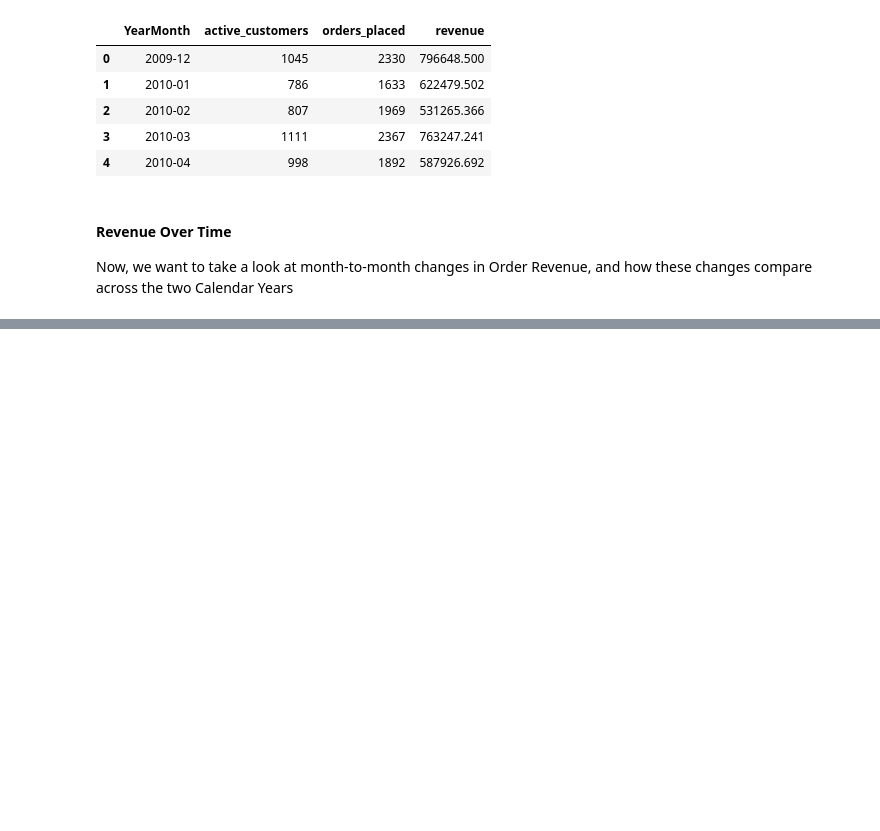
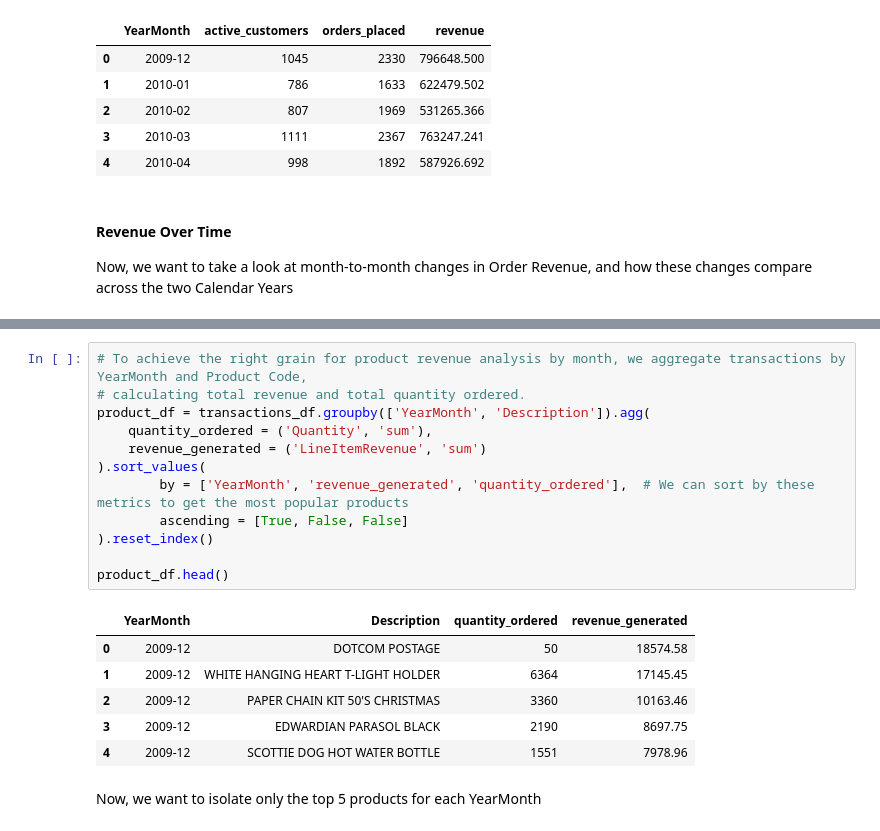
Before and after one commit to ahimranVT/retail-analytics-platform, a Jupyter notebook: notebooks/explore_transactions.ipynb, the cells around one changed output, grey strips where cells are left out. Saved outputs shown, nothing was run; the diff lists cells and outputs as text; blank space fills up the shorter version.

```diff
--- a/notebooks/explore_transactions.ipynb
+++ b/notebooks/explore_transactions.ipynb
@@ -116,0 +130,21 @@ plt.show()
+# %%
+# To achieve the right grain for product revenue analysis by month, we aggregate transactions by YearMonth and Product Code,
+# calculating total revenue and total quantity ordered.
+product_df = transactions_df.groupby(['YearMonth', 'Description']).agg(
+    quantity_ordered = ('Quantity', 'sum'),
+    revenue_generated = ('LineItemRevenue', 'sum')
+).sort_values(
+        by = ['YearMonth', 'revenue_generated', 'quantity_ordered'],  # We can sort by these metrics to get the most popular products
+        ascending = [True, False, False]
+).reset_index()
+
+product_df.head()
+# %% [output]
+|  | YearMonth | Description | quantity_ordered | revenue_generated |
+| 0 | 2009-12 | DOTCOM POSTAGE | 50 | 18574.58 |
+| 1 | 2009-12 | WHITE HANGING HEART T-LIGHT HOLDER | 6364 | 17145.45 |
+| 2 | 2009-12 | PAPER CHAIN KIT 50'S CHRISTMAS | 3360 | 10163.46 |
+| 3 | 2009-12 | EDWARDIAN PARASOL BLACK | 2190 | 8697.75 |
+| 4 | 2009-12 | SCOTTIE DOG HOT WATER BOTTLE | 1551 | 7978.96 |
+# %% [markdown]
+Now, we want to isolate only the top 5 products for each YearMonth
```
Also changed, not shown: parts of 9 cells of this notebook.
